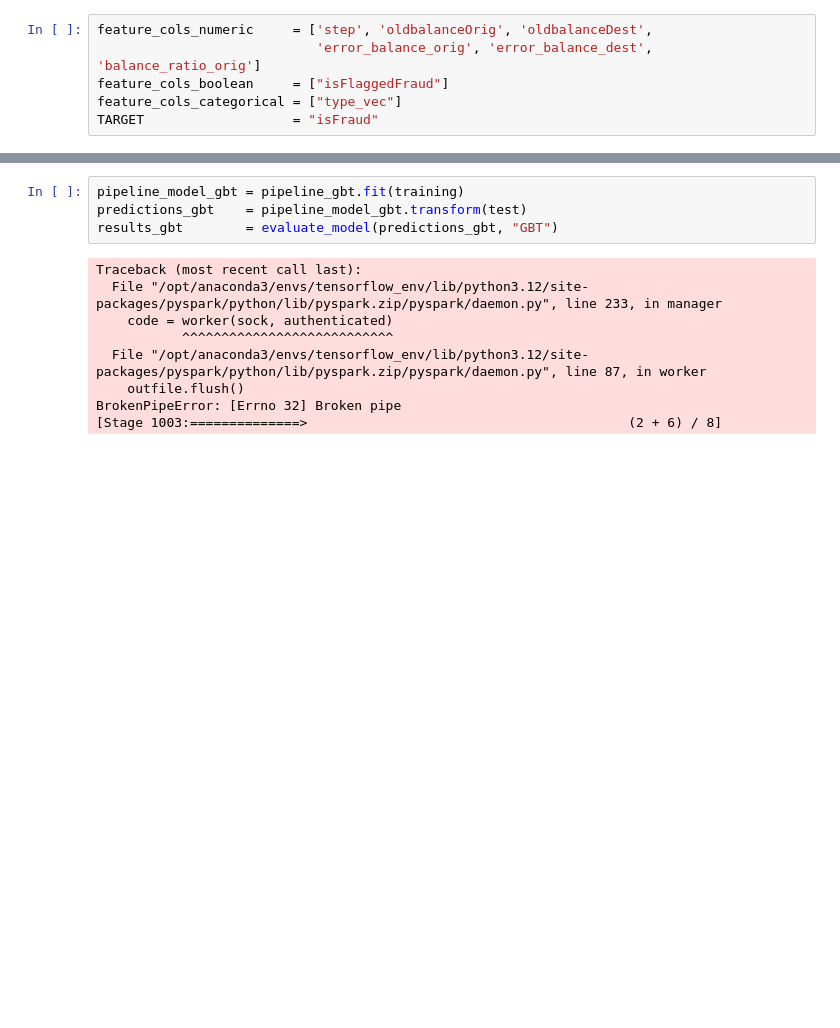
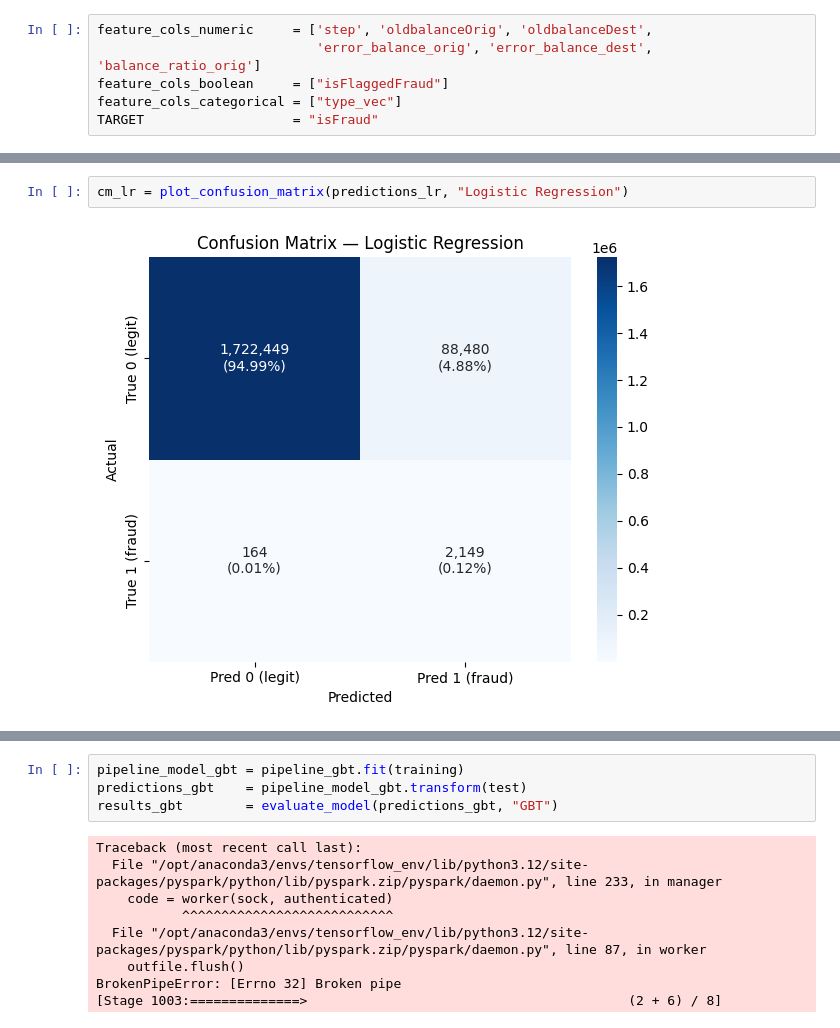
Before and after one commit to lourenco500/Big-Data-Analytics-Project, a Jupyter notebook: Notebook2_mlPipelines.ipynb, the cells around one changed output, grey strips where cells are left out. Saved outputs shown, nothing was run; the diff lists cells and outputs as text; blank space fills up the shorter version.

Commit message:
visualizations + hyperparameter tuning (with errors)

```diff
--- a/Notebook2_mlPipelines.ipynb
+++ b/Notebook2_mlPipelines.ipynb
@@ -605,0 +766,4 @@ Trees are robust to feature scale and to extreme values, and they consume `weigh
+# %%
+cm_lr = plot_confusion_matrix(predictions_lr, "Logistic Regression")
+# %% [output]
+[figure, added]
```
Also changed, not shown: parts of 47 cells of this notebook.
